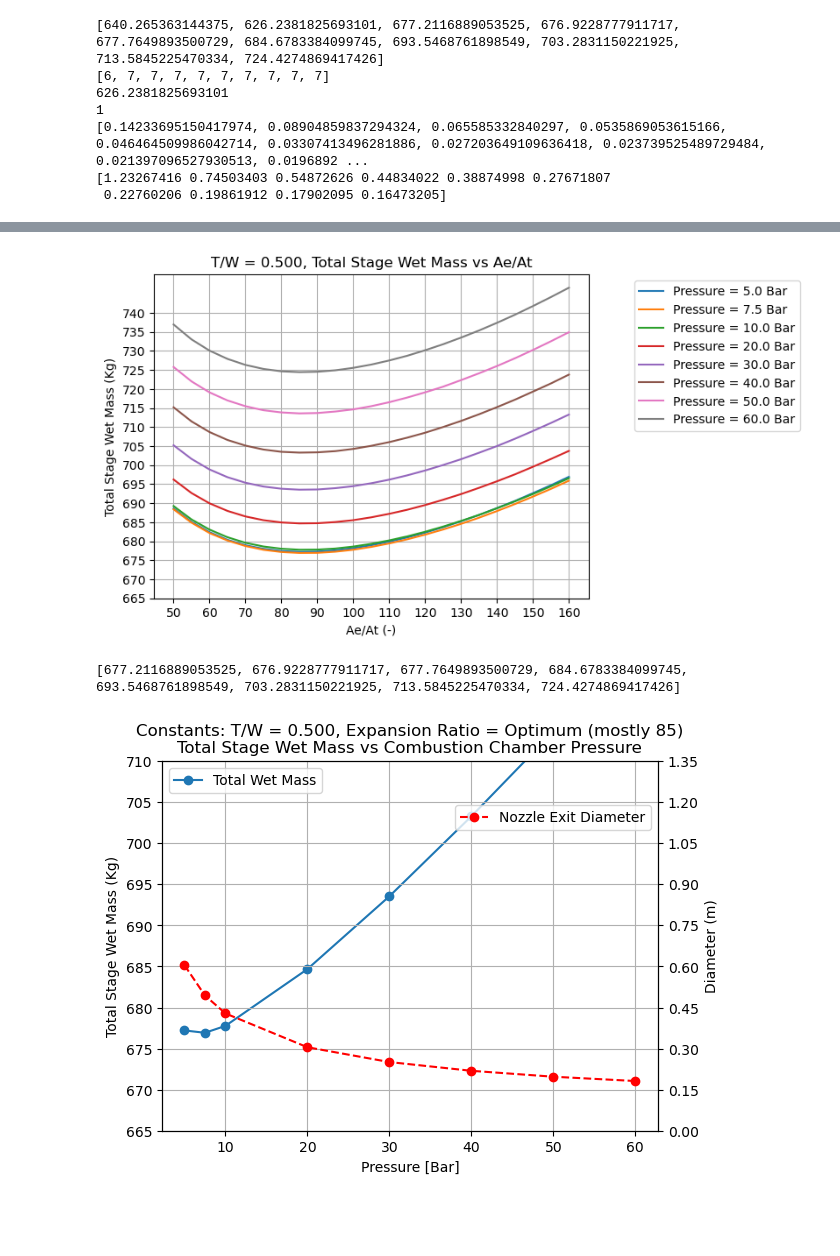
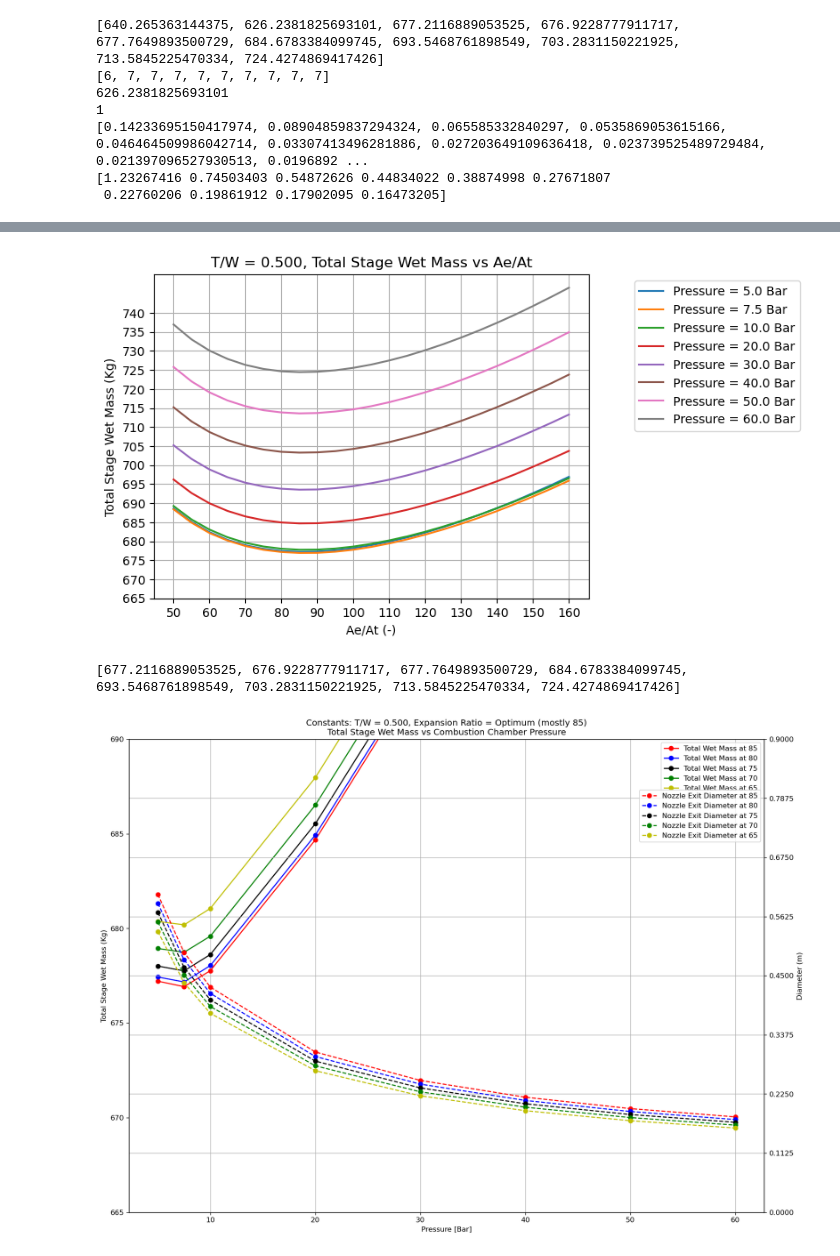
Before and after one commit to krainrpmt/Senior-Project-Electric-Turbopump, a Jupyter notebook: Pump Specification Calculator.ipynb, the cells around one changed output, grey strips where cells are left out. Cells and saved outputs as stored; diff of their text form; code cells hidden in the pictures; blank space fills up the shorter version.

```diff
--- a/Pump Specification Calculator.ipynb
+++ b/Pump Specification Calculator.ipynb
@@ -884,7 +945,7 @@ print(np.sqrt(np.array(local_min_dt)**2*np.array([75,70,70,70,70,70,70,70,70,70]
 fig = plt.figure()
 ax = fig.add_subplot(111, projection='3d')
 
-for i in Pressure_Keys[2:]:
+for i in Pressure_Keys:
 
     # Make data.
     X = np.array(nozzle_expansion_ratio0)
@@ -903,7 +964,7 @@ plt.show()
 fig = plt.figure()
 ax = fig.add_subplot(111)
 
-for i in Pressure_Keys[2:]:
+for i in Pressure_Keys:
 
     # Make data.
     X = np.array(nozzle_expansion_ratio0)
@@ -924,7 +985,7 @@ plt.show()
 fig = plt.figure()
 ax = fig.add_subplot(111)
 
-for i in Pressure_Keys[2:]:
+for i in Pressure_Keys:
 
     Y = np.array(Rocket_Performance_Library[i]['dt'])
     Z = np.array(Rocket_Performance_Library[i]['wet_mass'])
@@ -942,8 +1003,8 @@ fig = plt.figure()
 ax = fig.add_subplot(111)
 
 Dt = []
-count = 2
-for i in Pressure_Keys[2:]:
+count = 0
+for i in Pressure_Keys:
     Dt.append(Rocket_Performance_Library[i]['dt'][local_min_index[count]])
     count += 1
 #Dt = [0.146666135002613, 0.09317758690360858, 0.06605601318585663, 0.05400992113743822, 0.046816168877520846, 0.03316796672401447, 0.027106376900970404, 0.023488241438720907, 0.021016293343071965, 0.01919078663249976]
@@ -954,7 +1015,7 @@ De  = np.sqrt(np.array(Dt)**2*[nozzle_expansion_ratio0[i] for i in local_min_ind
 #min_mass = [695.2646877041357, 694.8725157368589, 695.1525683801979, 695.2996252200584, 695.3639827518718, 695.2611314095342, 695.0338218526499, 694.8419933135727, 694.6517157157984, 694.5153019334359]
 #dt_list = []
 #label_list = []
-for i in Pressure_Keys[2:]:
+for i in Pressure_Keys:
 
     Y = np.array(Rocket_Performance_Library[i]['dt'])
     Z = np.array(Rocket_Performance_Library[i]['wet_mass'])
@@ -985,7 +1046,7 @@ plt.show()
 fig = plt.figure()
 ax = fig.add_subplot(111)
 
-for i in Pressure_Keys[2:]:
+for i in Pressure_Keys:
 
     # Make data.
     X = np.array(nozzle_expansion_ratio0)
@@ -1003,44 +1064,52 @@ plt.show()
 
 
 #Total Wet Mass vs Throat Diameter ZOOMED (Lightest Only)
-fig = plt.figure()
+fig = plt.figure(figsize=(16, 12), dpi=120)
 ax = fig.add_subplot(111)
 
 #Dt = [0.146666135002613, 0.09317758690360858, 0.06605601318585663, 0.05400992113743822, 0.046816168877520846, 0.03316796672401447, 0.027106376900970404, 0.023488241438720907, 0.021016293343071965, 0.01919078663249976]
 #De = [1.27016599,0.77957962,0.55266426,0.45187942,0.39169217,0.27750312,0.22678822,0.19651673,0.17583493,0.16056164]
 
-min_mass = [Rocket_Performance_Library[Pressure_Keys[i]]['wet_mass'][local_min_index[i]] for i in range(2,len(Pressure_Keys))]
+min_mass = [Rocket_Performance_Library[Pressure_Keys[i]]['wet_mass'][local_min_index[i]] for i in range(len(Pressure_Keys))]
 print(min_mass)
 #min_mass = [695.2646877041357, 694.8725157368589, 695.1525683801979, 695.2996252200584, 695.3639827518718, 695.2611314095342, 695.0338218526499, 694.8419933135727, 694.6517157157984, 694.5153019334359]
 dt_list = []
 label_list = []
 
-ax.plot(np.array(Pressure_Keys[2:])/1e5,min_mass,'-o', label='Total Wet Mass')
+ax.plot(np.array(Pressure_Keys)/1e5,min_mass,'-or', label='Total Wet Mass at 85')
+ax.plot(np.array(Pressure_Keys)/1e5,[Rocket_Performance_Library[Pressure_Keys[i]]['wet_mass'][6] for i in range(len(Pressure_Keys))],'-ob', label='Total Wet Mass at 80')
+ax.plot(np.array(Pressure_Keys)/1e5,[Rocket_Performance_Library[Pressure_Keys[i]]['wet_mass'][5] for i in range(len(Pressure_Keys))],'-ok', label='Total Wet Mass at 75')
+ax.plot(np.array(Pressure_Keys)/1e5,[Rocket_Performance_Library[Pressure_Keys[i]]['wet_mass'][4] for i in range(len(Pressure_Keys))],'-og', label='Total Wet Mass at 70')
+ax.plot(np.array(Pressure_Keys)/1e5,[Rocket_Performance_Library[Pressure_Keys[i]]['wet_mass'][3] for i in range(len(Pressure_Keys))],'-oy', label='Total Wet Mass at 65')
 
 #ax.plot(dt_list,min_mass,'ro-')
 ax.set_xlabel('Pressure [Bar]')
 ax.set_ylabel('Total Stage Wet Mass (Kg)')
-ax.set_ylim([665,710])
+ax.set_ylim([665,690])
 
 ax2 = ax.twinx()
 #ax2.plot(np.array(Pressure_Keys)/1e5, Dt, '--ok', label='Nozzle Throat Diameter')
-ax2.plot(np.array(Pressure_Keys[2:])/1e5, De, '--or', label='Nozzle Exit Diameter')
+ax2.plot(np.array(Pressure_Keys)/1e5, De, '--or', label='Nozzle Exit Diameter at 85')
+ax2.plot(np.array(Pressure_Keys)/1e5, np.sqrt(np.array([Rocket_Performance_Library[Pressure_Keys[i]]['dt'][6] for i in range(len(Pressure_Keys))])**2*nozzle_expansion_ratio0[6]), '--ob', label='Nozzle Exit Diameter at 80')
+ax2.plot(np.array(Pressure_Keys)/1e5, np.sqrt(np.array([Rocket_Performance_Library[Pressure_Keys[i]]['dt'][5] for i in range(len(Pressure_Keys))])**2*nozzle_expansion_ratio0[5]), '--ok', label='Nozzle Exit Diameter at 75')
+ax2.plot(np.array(Pressure_Keys)/1e5, np.sqrt(np.array([Rocket_Performance_Library[Pressure_Keys[i]]['dt'][4] for i in range(len(Pressure_Keys))])**2*nozzle_expansion_ratio0[4]), '--og', label='Nozzle Exit Diameter at 70')
+ax2.plot(np.array(Pressure_Keys)/1e5, np.sqrt(np.array([Rocket_Performance_Library[Pressure_Keys[i]]['dt'][3] for i in range(len(Pressure_Keys))])**2*nozzle_expansion_ratio0[3]), '--oy', label='Nozzle Exit Diameter at 65')
 
 ax2.set_ylabel('Diameter (m)')
-ax2.set_yticks(np.linspace(0,1.35,10))
+ax2.set_yticks(np.linspace(0,0.90,9))
 
 plt.title('Constants: T/W = 0.500, Expansion Ratio = Optimum (mostly 85)\nTotal Stage Wet Mass vs Combustion Chamber Pressure')
 
 ax.grid(axis = 'x')
 ax2.grid()
 ax.legend()
 ax2.legend(bbox_to_anchor=(1,0.9))
 plt.show()
 # %% [output]
 [figure]
 [figure]
 [figure]
 [figure]
 [figure]
 [677.2116889053525, 676.9228777911717, 677.7649893500729, 684.6783384099745, 693.5468761898549, 703.2831150221925, 713.5845225470334, 724.4274869417426]
-[figure, old version]
+[figure, new version]
```
Also changed, not shown: parts of 3 cells of this notebook.
